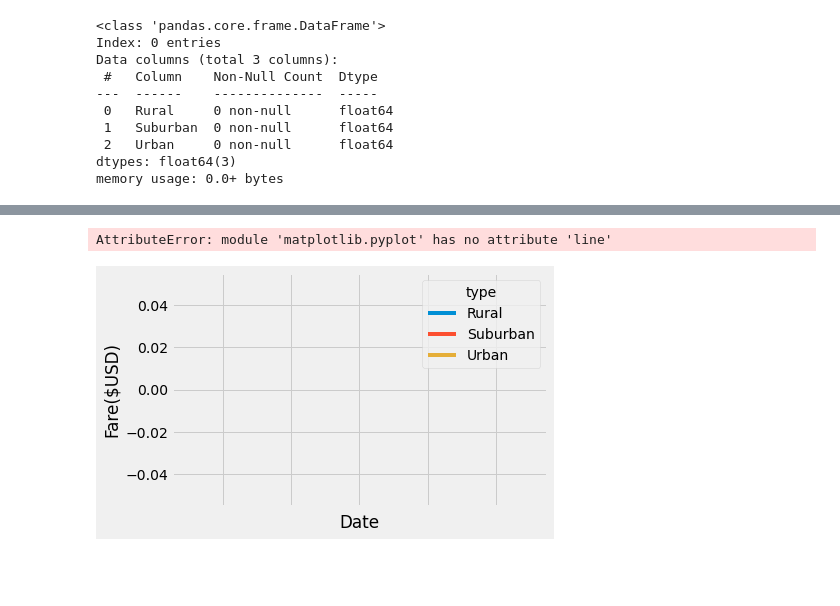
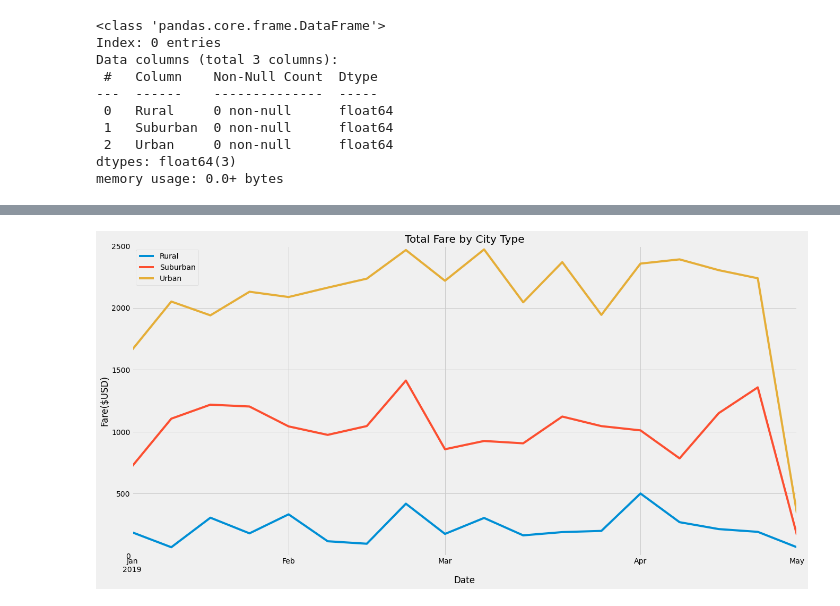
Before and after one commit to mcbride249/PyBer_Analysis, a Jupyter notebook: PyBer_Challenge.ipynb, the cells around one changed output, grey strips where cells are left out. Drawn from its saved outputs; the diff is of its cells as text; code cells hidden in the pictures; blank space fills up the shorter version.

```diff
--- a/PyBer_Challenge.ipynb
+++ b/PyBer_Challenge.ipynb
@@ -256,28 +289,30 @@ TypeError: Only valid with DatetimeIndex, TimedeltaIndex or PeriodIndex, but got
 # %%
 # 8. Using the object-oriented interface method, plot the resample DataFrame using the df.plot() function.
 
 # Import the style from Matplotlib.
 from matplotlib import style
 # Use the graph style fivethirtyeight.
 style.use('fivethirtyeight')
 
 #Plot the pivot table
-pyber_date_pivot_table.plot()
+pyber_date_pivot_table.plot(figsize=(20,10))
 
 
 # Create labels for the x and y axes.
 plt.xlabel("Date")
 plt.ylabel("Fare($USD)")
-plt.line(label = "type")
+#plt.line(label = "type")
 
 # Set the y limit between 0 and 2500.
 plt.ylim(0, 2500)
 
 # Create a title.
 plt.title("Total Fare by City Type")
 
 # Add the legend.
 plt.legend()
+
+#Save the figure
+plt.savefig("Analysis/PyBer_fare_summary.png")
 # %% [output]
-AttributeError: module 'matplotlib.pyplot' has no attribute 'line'
-[figure, old version]
+[figure, new version]
```
Also changed, not shown: parts of 2 cells of this notebook.
